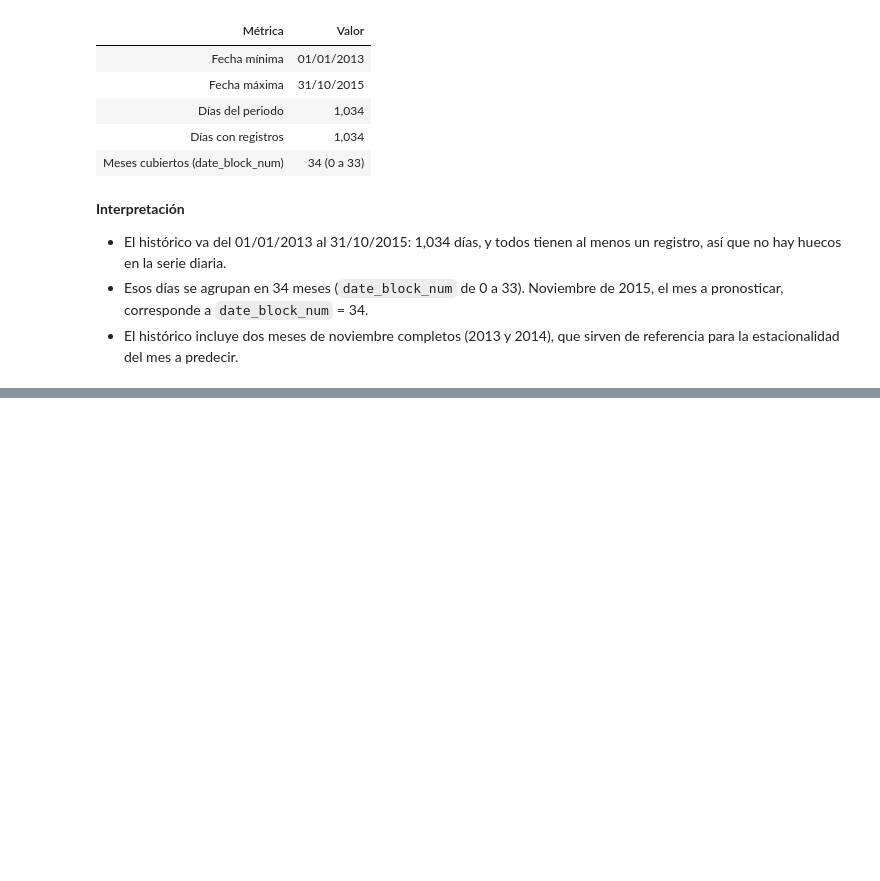
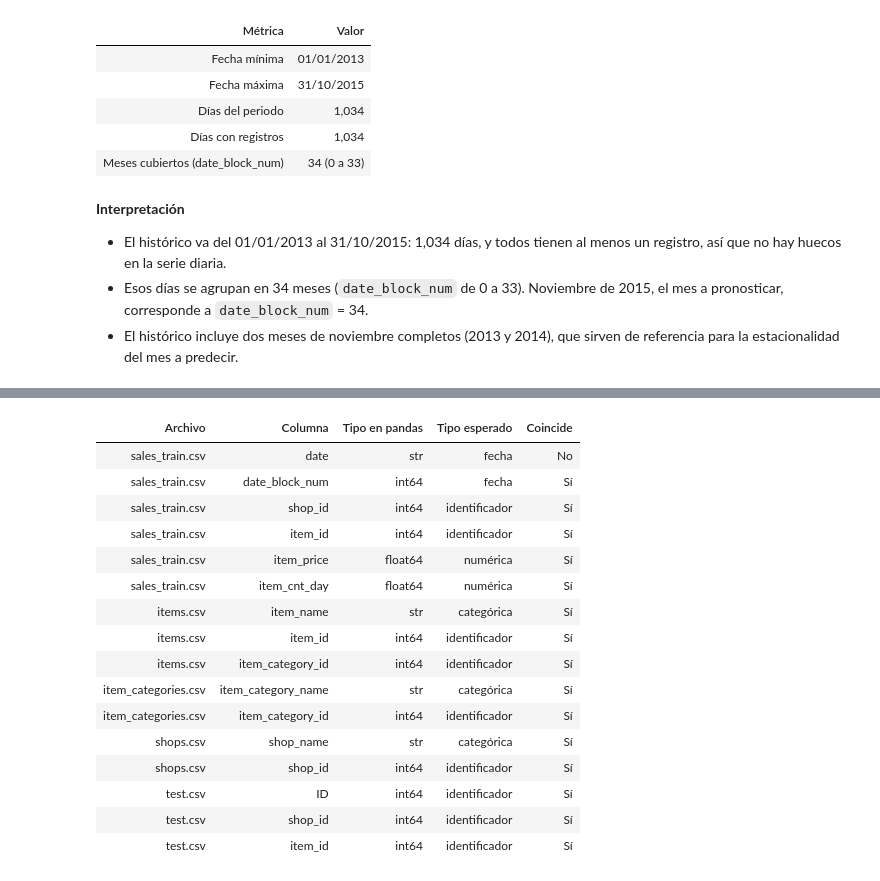
Before and after one commit to LuisCruz1996/predict_future_sales, a Jupyter notebook: notebooks/01_exploratory_data_analysis.ipynb, the cells around one changed output, grey strips where cells are left out. Cells and saved outputs as stored; diff of their text form; code cells hidden in the pictures; blank space fills up the shorter version.

```diff
--- a/notebooks/01_exploratory_data_analysis.ipynb
+++ b/notebooks/01_exploratory_data_analysis.ipynb
@@ -54,3 +58,19 @@ def load_csv(file_name: str, data_path: Path = DATA_PATH) -> pd.DataFrame:
+# %%
+def style_table(df: pd.DataFrame, formats: dict | None = None):
+    """Devuelve un Styler sin índice, con las columnas de texto (y sus encabezados) a la izquierda."""
+    text_cols = [c for c in df.columns if pd.api.types.is_string_dtype(df[c])]
+    styler = df.style.hide(axis="index").format(formats or {}, thousands=",")
+    if text_cols:
+        styler = styler.set_properties(subset=text_cols, **{"text-align": "left"})
+        styler = styler.set_table_styles(
+            [
+                {"selector": f"th.col_heading.col{df.columns.get_loc(c)}",
+                 "props": [("text-align", "left")]}
+                for c in text_cols
+            ],
+            overwrite=False,
+        )
+    return styler
 # %% [markdown]
 ## 2. Comprensión inicial del dataset
 
@@ -249,0 +277,62 @@ time_range.style.hide(axis="index")
+# %%
+EXPECTED_TYPES = {
+    "date": "fecha",
+    "date_block_num": "fecha",
+    "shop_id": "identificador",
+    "item_id": "identificador",
+    "item_price": "numérica",
+    "item_cnt_day": "numérica",
+    "item_name": "categórica",
+    "item_category_id": "identificador",
+    "item_category_name": "categórica",
+    "shop_name": "categórica",
+    "ID": "identificador",
+}
+
+
+def dtype_matches(column: str, series: pd.Series) -> bool:
+    expected = EXPECTED_TYPES[column]
+    if column == "date_block_num":
+        return pd.api.types.is_integer_dtype(series)
+    return {
+        "fecha": pd.api.types.is_datetime64_any_dtype,
+        "identificador": pd.api.types.is_integer_dtype,
+        "numérica": pd.api.types.is_numeric_dtype,
+        "categórica": pd.api.types.is_string_dtype,
+    }[expected](series)
+
+
+def dtype_report(datasets: dict) -> pd.DataFrame:
+    rows = [
+        {
+            "Archivo": FILES[name],
+            "Columna": col,
+            "Tipo en pandas": str(df[col].dtype),
+            "Tipo esperado": EXPECTED_TYPES[col],
+            "Coincide": "Sí" if dtype_matches(col, df[col]) else "No",
+        }
+        for name, df in datasets.items()
+        for col in df.columns
+    ]
+    return pd.DataFrame(rows)
+
+
+style_table(dtype_report(datasets))
+# %% [output]
+| Archivo | Columna | Tipo en pandas | Tipo esperado | Coincide |
+| sales_train.csv | date | str | fecha | No |
+| sales_train.csv | date_block_num | int64 | fecha | Sí |
+| sales_train.csv | shop_id | int64 | identificador | Sí |
+| sales_train.csv | item_id | int64 | identificador | Sí |
+| sales_train.csv | item_price | float64 | numérica | Sí |
+| sales_train.csv | item_cnt_day | float64 | numérica | Sí |
+| items.csv | item_name | str | categórica | Sí |
+| items.csv | item_id | int64 | identificador | Sí |
+| items.csv | item_category_id | int64 | identificador | Sí |
+| item_categories.csv | item_category_name | str | categórica | Sí |
+| item_categories.csv | item_category_id | int64 | identificador | Sí |
+| shops.csv | shop_name | str | categórica | Sí |
+| shops.csv | shop_id | int64 | identificador | Sí |
+| test.csv | ID | int64 | identificador | Sí |
+| test.csv | shop_id | int64 | identificador | Sí |
+| test.csv | item_id | int64 | identificador | Sí |
```
Also changed, not shown: parts of 24 cells of this notebook, 1 other file.
